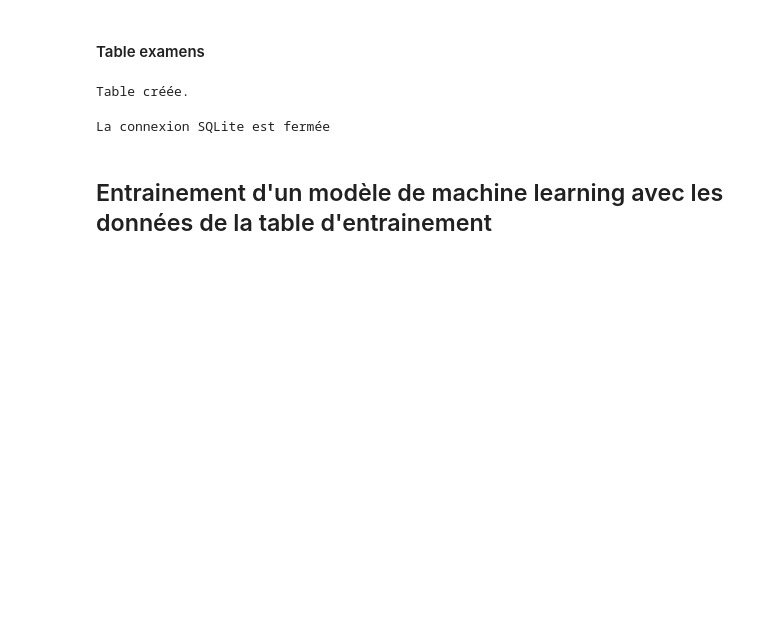
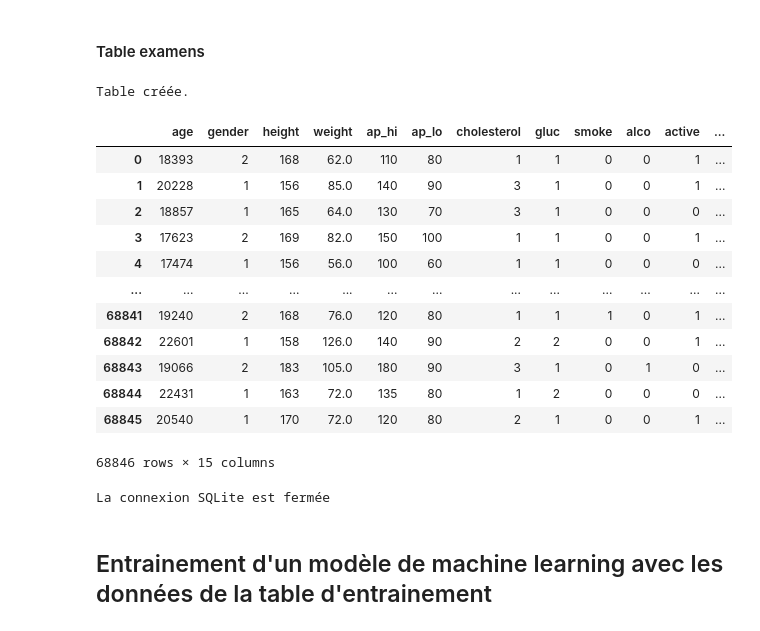
Before and after one commit to jpphi/prj_final, a Jupyter notebook: E1/E1_baseb12.ipynb, the cells around one changed output. Drawn from its saved outputs; the diff is of its cells as text; code cells hidden in the pictures; blank space fills up the shorter version.

```diff
--- a/E1/E1_baseb12.ipynb
+++ b/E1/E1_baseb12.ipynb
@@ -596,7 +597,23 @@ except sqlite3.Error as error:
 Table créée.
 # %%
 # df pour créer la table examens
-df_examen= df.drop(['nom', 'prenom', 'diag_conf', 'naissance'], axis= 1)
+df_examen= df.drop(['nom', 'prenom', 'naissance'], axis= 1)
+# %%
+df_examen
+# %% [output]
+|  | age | gender | height | weight | ap_hi | ap_lo | cholesterol | gluc | smoke | alco | active | ... |
+| 0 | 18393 | 2 | 168 | 62.0 | 110 | 80 | 1 | 1 | 0 | 0 | 1 | ... |
+| 1 | 20228 | 1 | 156 | 85.0 | 140 | 90 | 3 | 1 | 0 | 0 | 1 | ... |
+| 2 | 18857 | 1 | 165 | 64.0 | 130 | 70 | 3 | 1 | 0 | 0 | 0 | ... |
+| 3 | 17623 | 2 | 169 | 82.0 | 150 | 100 | 1 | 1 | 0 | 0 | 1 | ... |
+| 4 | 17474 | 1 | 156 | 56.0 | 100 | 60 | 1 | 1 | 0 | 0 | 0 | ... |
+| ... | ... | ... | ... | ... | ... | ... | ... | ... | ... | ... | ... | ... |
+| 68841 | 19240 | 2 | 168 | 76.0 | 120 | 80 | 1 | 1 | 1 | 0 | 1 | ... |
+| 68842 | 22601 | 1 | 158 | 126.0 | 140 | 90 | 2 | 2 | 0 | 0 | 1 | ... |
+| 68843 | 19066 | 2 | 183 | 105.0 | 180 | 90 | 3 | 1 | 0 | 1 | 0 | ... |
+| 68844 | 22431 | 1 | 163 | 72.0 | 135 | 80 | 1 | 2 | 0 | 0 | 0 | ... |
+| 68845 | 20540 | 1 | 170 | 72.0 | 120 | 80 | 2 | 1 | 0 | 0 | 1 | ... |
+68846 rows × 15 columns
 # %%
 # Ne pas ré-exécuter ce code une fois la base créée - Remplissage de la table examen
 """
```
Also changed, not shown: parts of 7 cells of this notebook, 8 other files.
